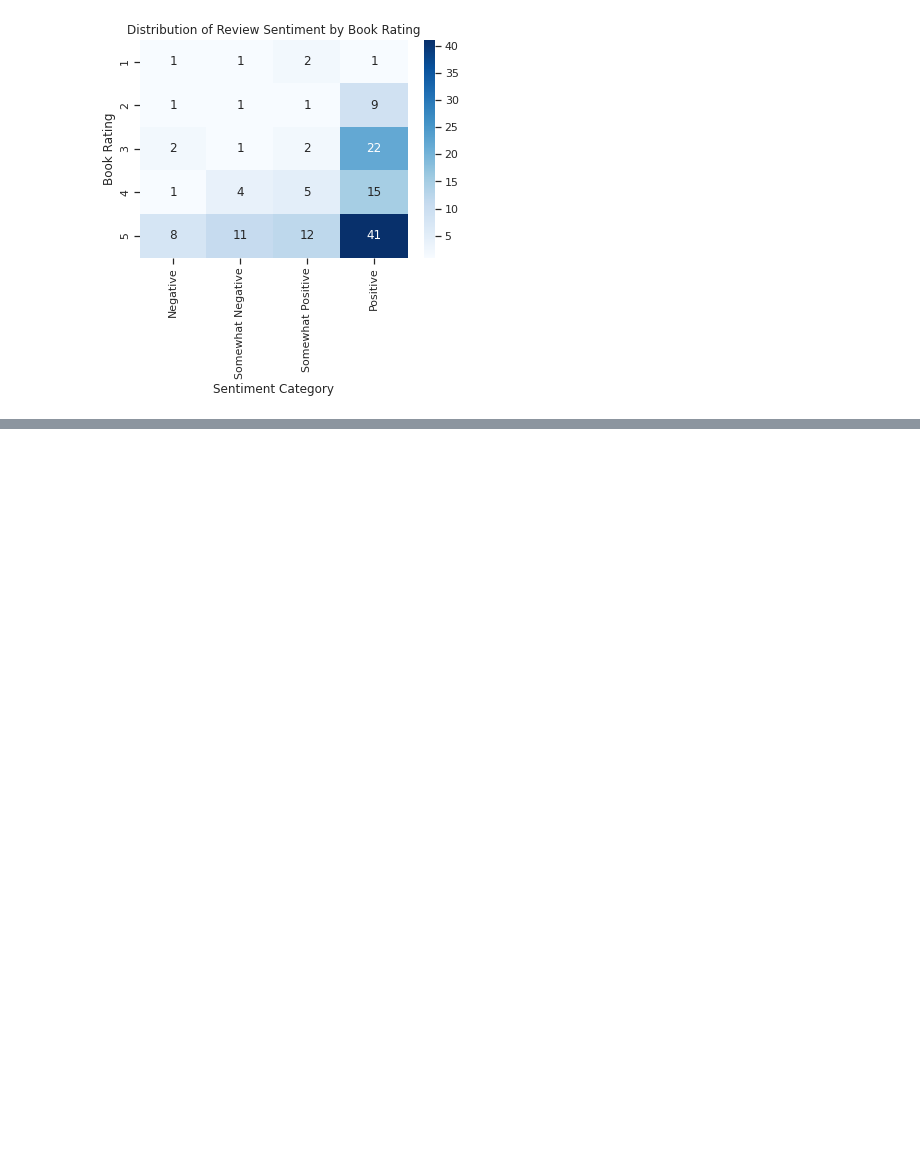
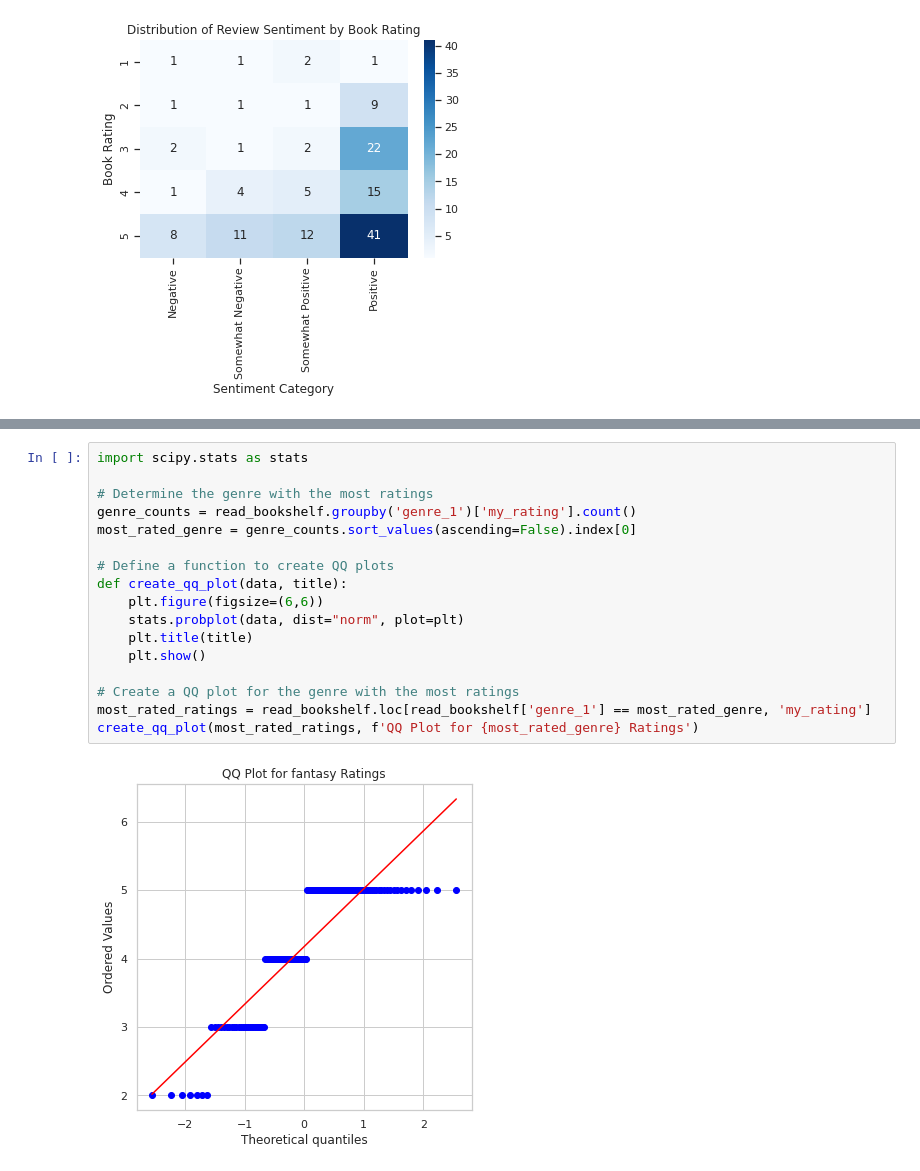
Before and after one commit to DrKenReid/GoodReads-Analysis, a Jupyter notebook: GoodReads_Analysis.ipynb, the cells around one changed output, grey strips where cells are left out. Cells and saved outputs as stored; diff of their text form; blank space fills up the shorter version.

```diff
--- a/GoodReads_Analysis.ipynb
+++ b/GoodReads_Analysis.ipynb
@@ -1904,0 +1967,19 @@ plt.show()
+# %%
+import scipy.stats as stats
+
+# Determine the genre with the most ratings
+genre_counts = read_bookshelf.groupby('genre_1')['my_rating'].count()
+most_rated_genre = genre_counts.sort_values(ascending=False).index[0]
+
+# Define a function to create QQ plots
+def create_qq_plot(data, title):
+    plt.figure(figsize=(6,6))
+    stats.probplot(data, dist="norm", plot=plt)
+    plt.title(title)
+    plt.show()
+
+# Create a QQ plot for the genre with the most ratings
+most_rated_ratings = read_bookshelf.loc[read_bookshelf['genre_1'] == most_rated_genre, 'my_rating']
+create_qq_plot(most_rated_ratings, f'QQ Plot for {most_rated_genre} Ratings')
+# %% [output]
+[figure, added]
```
Also changed, not shown: parts of 22 cells of this notebook.
